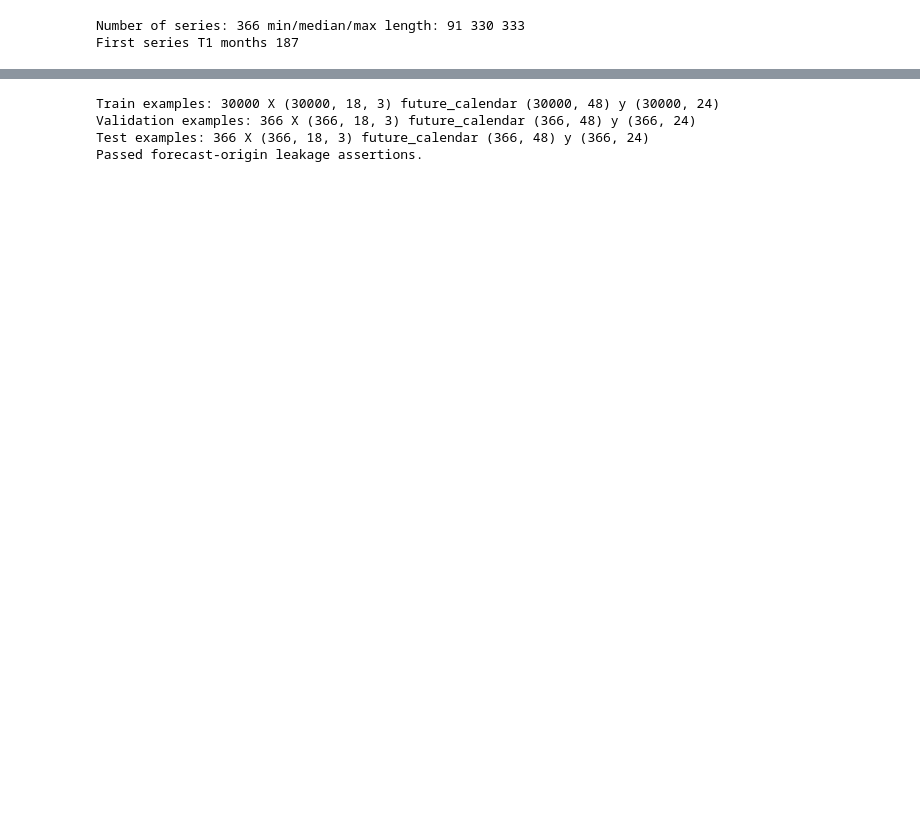
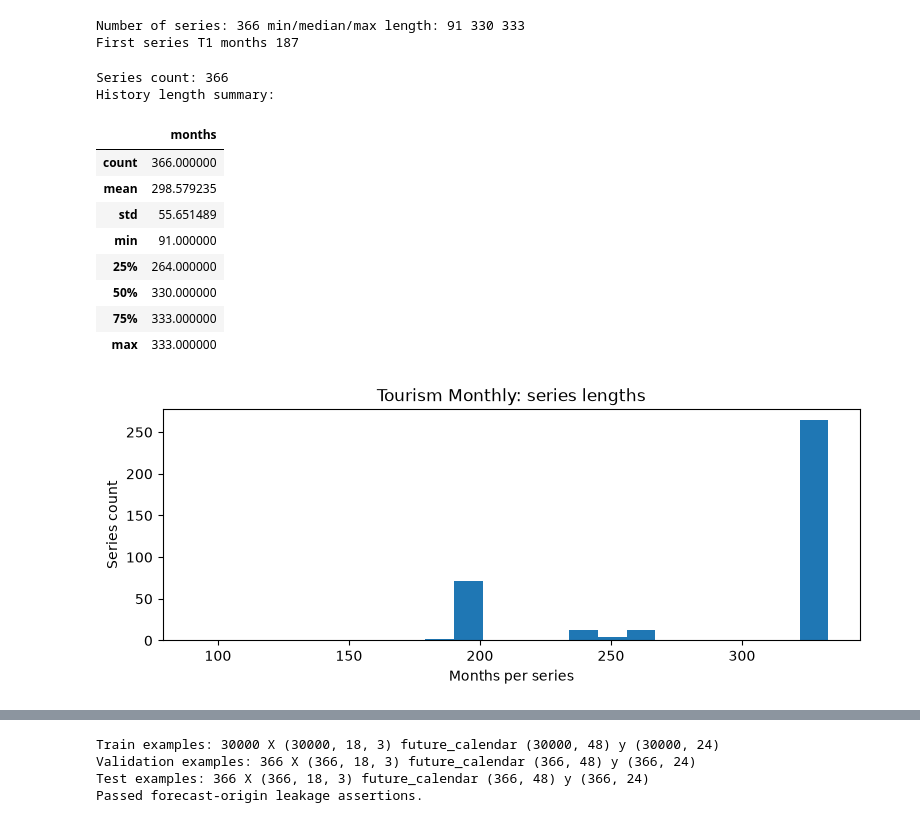
Before and after one commit to adidror005/time-series-forecasting, a Jupyter notebook: Time_Series_Benchmark_Final/05_Tourism_Monthly_GLOBAL_NEW.ipynb, the cells around one changed output, grey strips where cells are left out. Cells and saved outputs as stored; diff of their text form; code cells hidden in the pictures; blank space fills up the shorter version.

```diff
--- a/Time_Series_Benchmark_Final/05_Tourism_Monthly_GLOBAL_NEW.ipynb
+++ b/Time_Series_Benchmark_Final/05_Tourism_Monthly_GLOBAL_NEW.ipynb
@@ -119,3 +140,29 @@ print('First series',series[0]['name'], 'months',len(series[0]['values']))
 # %% [output]
 Number of series: 366 min/median/max length: 91 330 333
 First series T1 months 187
+# %%
+# Dataset sanity checks. No arbitrary data deletion or train/test reordering.
+lengths = pd.Series([len(s['values']) for s in series])
+assert len({s['name'] for s in series}) == len(series), 'Duplicate series labels; inspect dataset before continuing'
+assert lengths.min() >= LOOKBACK + VAL_MONTHS + TEST_MONTHS
+assert all(np.isfinite(s['values']).all() for s in series)
+print('Series count:', len(series))
+print('History length summary:')
+display(lengths.describe().to_frame('months'))
+fig, ax = plt.subplots(figsize=(9, 3))
+ax.hist(lengths, bins=22)
+ax.set(xlabel='Months per series', ylabel='Series count', title='Tourism Monthly: series lengths')
+plt.show()
+# %% [output]
+Series count: 366
+History length summary:
+|  | months |
+| count | 366.000000 |
+| mean | 298.579235 |
+| std | 55.651489 |
+| min | 91.000000 |
+| 25% | 264.000000 |
+| 50% | 330.000000 |
+| 75% | 333.000000 |
+| max | 333.000000 |
+[figure, added]
```
Also changed, not shown: parts of 31 cells of this notebook, 7 other files.
